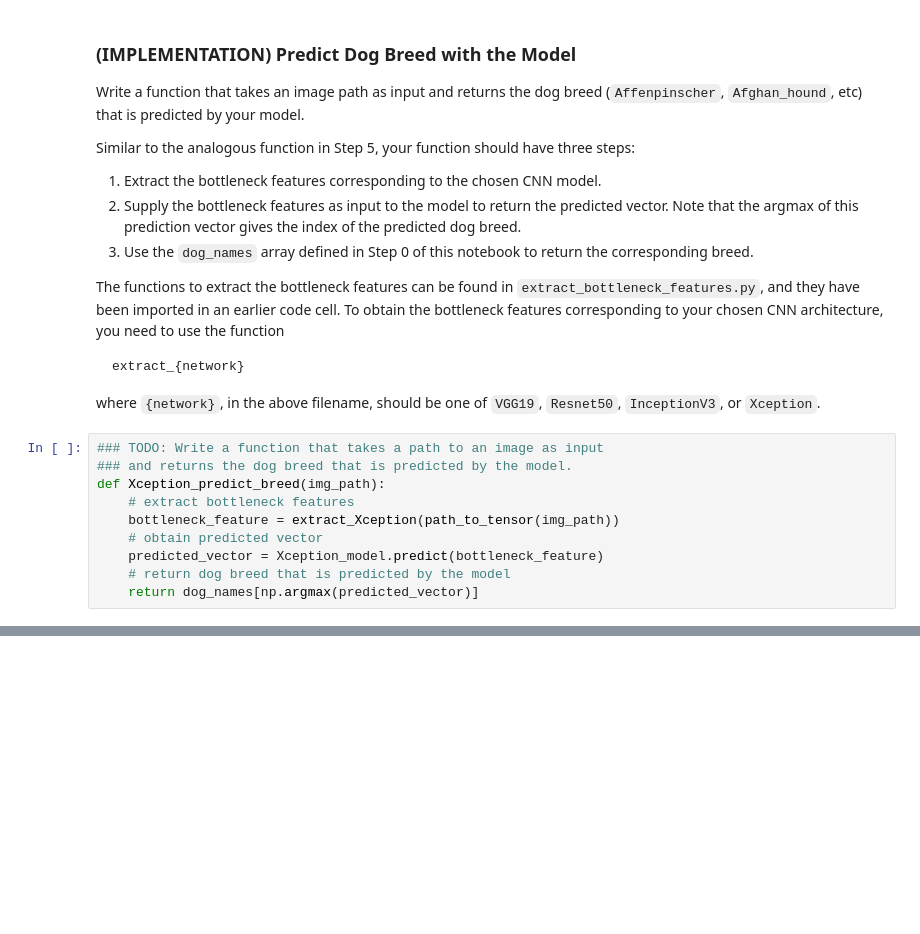
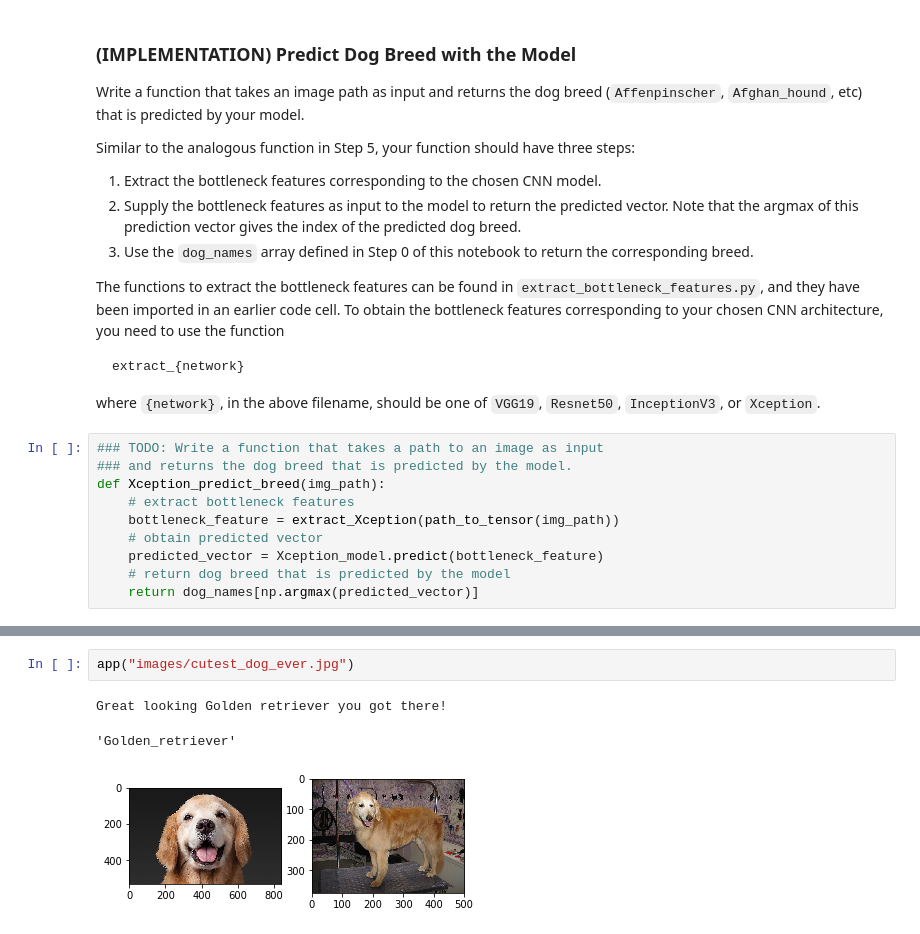
Before and after one commit to FyZyX/dog-project, a Jupyter notebook: dog_app.ipynb, the cells around one changed output, grey strips where cells are left out. Drawn from its saved outputs; the diff is of its cells as text; blank space fills up the shorter version.

```diff
--- a/dog_app.ipynb
+++ b/dog_app.ipynb
@@ -752,0 +781,6 @@ dogImages/train/056.Dachshund/Dachshund_03928.jpg
+# %%
+app("images/cutest_dog_ever.jpg")
+# %% [output]
+Great looking Golden retriever you got there!
+'Golden_retriever'
+[figure, added]
```
Also changed, not shown: parts of 14 cells of this notebook, 8 other files.
